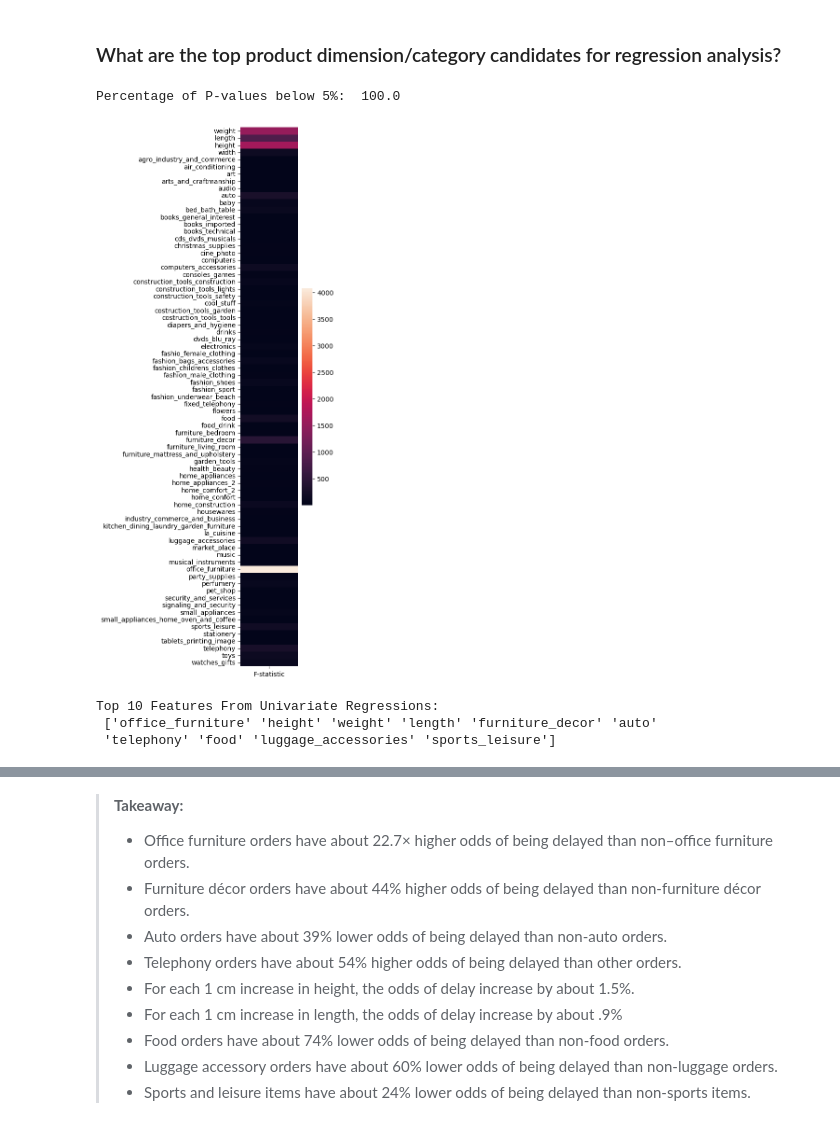
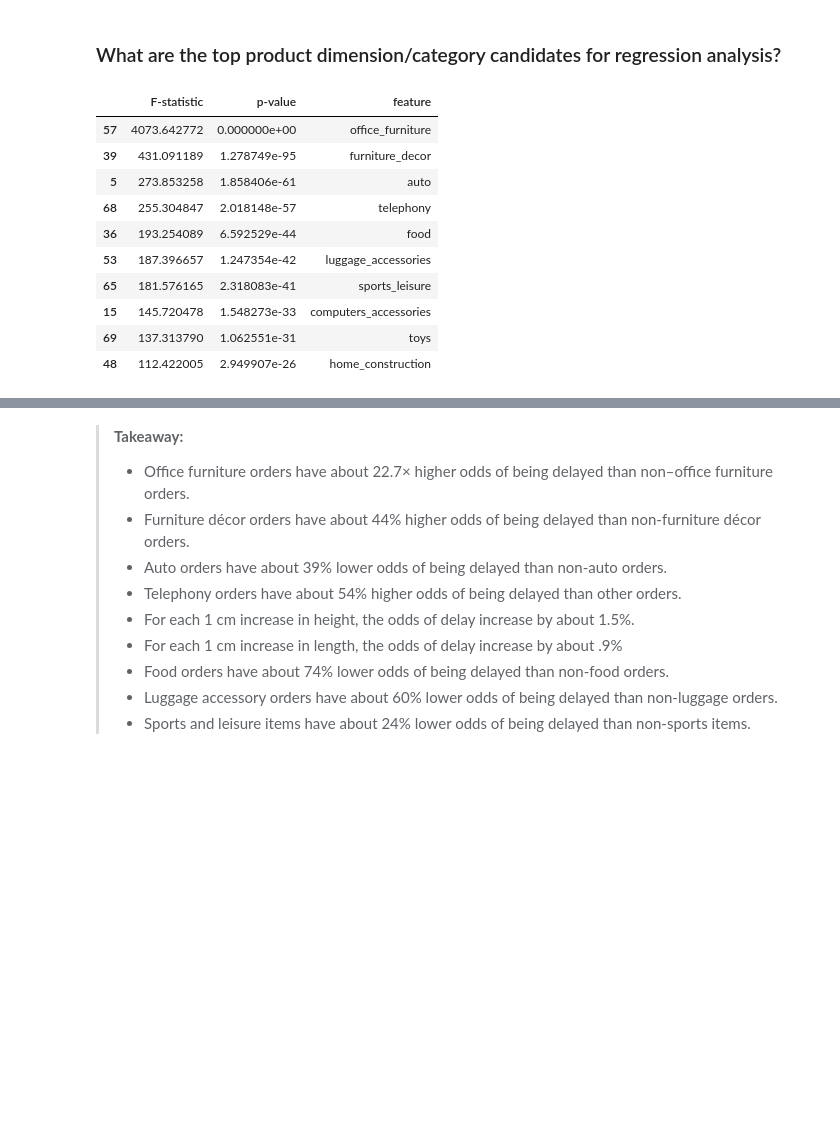
Before and after one commit to dsagher/Olist-E-Commerce-Analysis-Project, a Jupyter notebook: notebooks/predictive_analysis.ipynb, the cells around one changed output, grey strips where cells are left out. Cells and saved outputs as stored; diff of their text form; code cells hidden in the pictures; blank space fills up the shorter version.

```diff
--- a/notebooks/predictive_analysis.ipynb
+++ b/notebooks/predictive_analysis.ipynb
@@ -39,34 +41,63 @@ df_seller = data['seller']
 # %%
 # Merge tables
 
-prod_dim_cols = ['weight', 'length','height','width', 'category_name']
+# Product dimension columns for analysis - Continuous
+prod_dim_cols = ['weight', 'length','height','width']
 
+# Category column for analysis - Multiple binary
+category_col = ['category_name']
+
+# target variable and order_id for merging order_items and orders
 orders_cols = ['delayed', 'order_id']
+target = 'delayed'
 
 df_order_item_orders = df_order_item.merge(df_order[orders_cols])
 
-selection = df_order_item_orders[prod_dim_cols + ['delayed']]
+# df with all product dimension + category col + target variable
 # %%
 # One-hot encode category_name column
-
 ohe = OneHotEncoder(sparse_output=False)
 
-encoded = ohe.fit_transform(selection['category_name'].to_numpy().reshape(-1,1))
+encoded = ohe.fit_transform(df_order_item_orders['category_name'].to_numpy().reshape(-1,1))
 
 category_cols = ohe.get_feature_names_out()
 
-category_cols_stripped = [col.strip('x0_') for col in category_cols]
+category_cols = [col.strip('x0_') for col in category_cols]
 
-encoded_df = pd.DataFrame(encoded, columns=category_cols_stripped)
+category_df = pd.DataFrame(encoded, columns=category_cols)
+category_df = pd.concat((category_df, df_order_item_orders[target]), axis=1)
 
-selection = selection.drop(columns='category_name')
-
-# Full df for regression analysis
-full_selection_df = pd.concat((selection, encoded_df), axis=1).dropna()
+prod_dim_df = pd.DataFrame(df_order_item_orders[prod_dim_cols])
+prod_dim_df = pd.concat((prod_dim_df, df_order_item_orders[target]), axis=1).dropna(axis=0)
 # %%
-# Extract features and target
+# F-regression to find salient features in categories
+X_cat = category_df.drop(columns='delayed')
+y_cat = category_df[target]
 
-predict_cols = ['weight', 'length','height','width'] + category_cols_stripped
+f, p = f_regression(X_cat, y_cat)
 
-X = full_selection_df[predict_cols].to_numpy()
-y = full_selection_df['delayed']
+# Collect f-statistics, p-values, and column names
+zipped = list(zip(f,p,category_cols))
+
+# Create DataFrame
+category_f_df = pd.DataFrame(zipped, columns=['F-statistic', 'p-value','feature'])
+
+# Filter for statistically significant p-values
+mask = category_f_df['p-value'] < .05
+category_below_5 = category_f_df[mask]
+
+# Sort F-statistics
+top_10_cats = category_below_5.sort_values('F-statistic', ascending=False).head(10)
+top_10_cats
+# %% [output]
+|  | F-statistic | p-value | feature |
+| 57 | 4073.642772 | 0.000000e+00 | office_furniture |
+| 39 | 431.091189 | 1.278749e-95 | furniture_decor |
+| 5 | 273.853258 | 1.858406e-61 | auto |
+| 68 | 255.304847 | 2.018148e-57 | telephony |
+| 36 | 193.254089 | 6.592529e-44 | food |
+| 53 | 187.396657 | 1.247354e-42 | luggage_accessories |
+| 65 | 181.576165 | 2.318083e-41 | sports_leisure |
+| 15 | 145.720478 | 1.548273e-33 | computers_accessories |
+| 69 | 137.313790 | 1.062551e-31 | toys |
+| 48 | 112.422005 | 2.949907e-26 | home_construction |
@@ -80,23 +103,0 @@ feature_df = pd.DataFrame(zipped, columns=['F-statistic', 'p-value','feature'])
-# %%
-print("Percentage of P-values below 5%: ", len(p < .05) / len(p) * 100)
-# %% [output]
-Percentage of P-values below 5%:  100.0
-# %%
-# Plot most salient features
-
-ax = plt.subplot()
-fig = ax.get_figure()
-fig.set_size_inches(2, 15)
-sns.heatmap(feature_df.iloc[:,:1], yticklabels=feature_df.iloc[:,2], ax=ax)
-plt.show()
-# %% [output]
-[figure, removed]
-# %%
-# Gather top 10 features
-
-top_10_features = feature_df.sort_values('F-statistic', ascending=False).head(10)['feature']
-print("Top 10 Features From Univariate Regressions: \n", top_10_features.values)
-# %% [output]
-Top 10 Features From Univariate Regressions:
- ['office_furniture' 'height' 'weight' 'length' 'furniture_decor' 'auto'
- 'telephony' 'food' 'luggage_accessories' 'sports_leisure']
```
Also changed, not shown: parts of 11 cells of this notebook, 16 other files.
